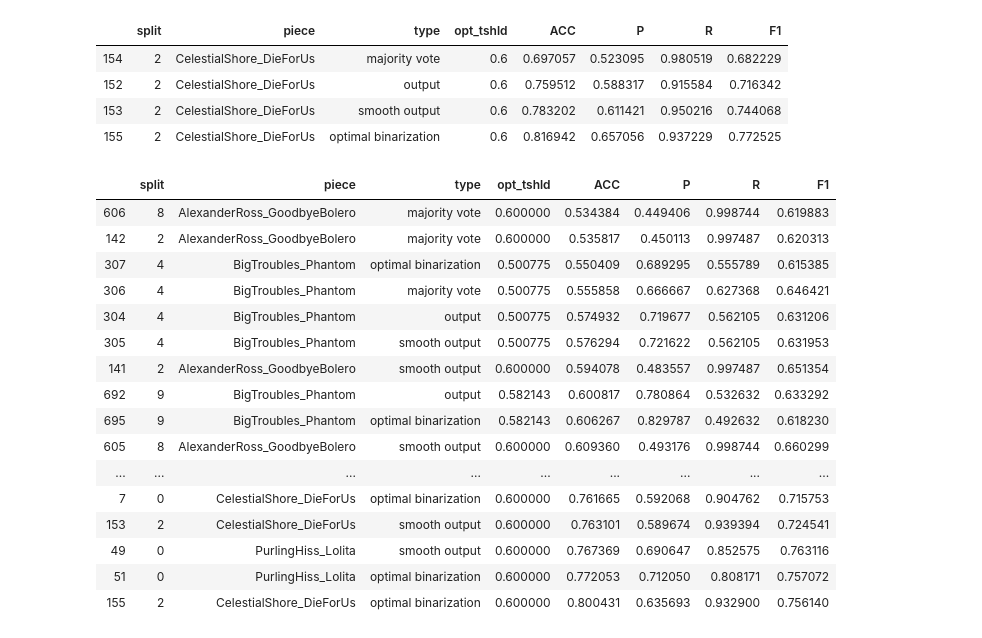
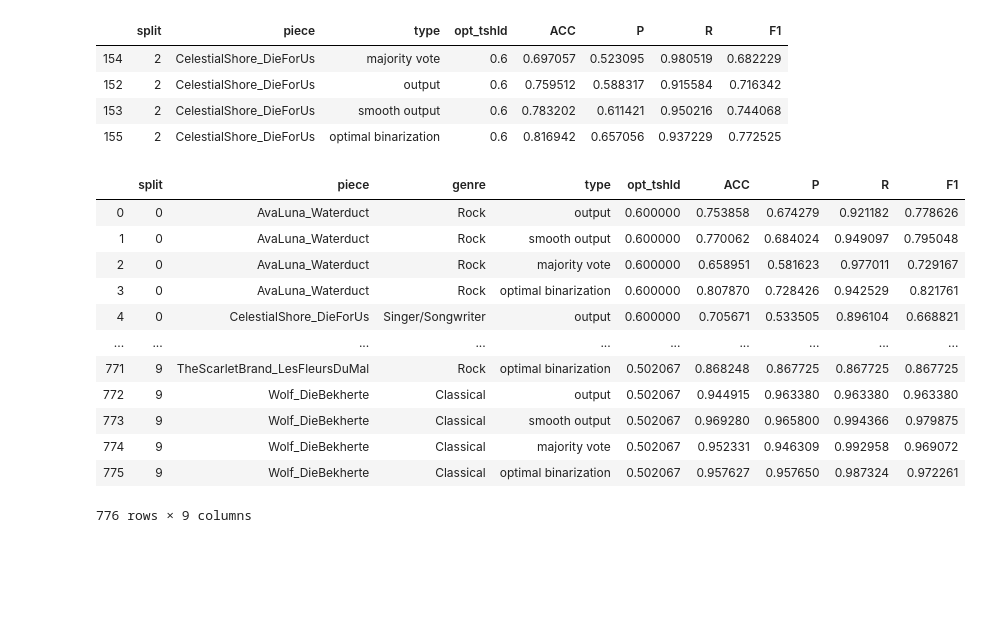
Before and after one commit to shayenne/vocaldetection, a Jupyter notebook: scripts/Lehner_SVD-2014.ipynb, the cells around one changed output. Drawn from its saved outputs; the diff is of its cells as text; code cells hidden in the pictures; blank space fills up the shorter version.

```diff
--- a/scripts/Lehner_SVD-2014.ipynb
+++ b/scripts/Lehner_SVD-2014.ipynb
@@ -679,23 +679,19 @@ results_rf[(results_rf['piece']==pieces_chosen[0])&(results_rf['split']==2)]
 | 152 | 2 | CelestialShore_DieForUs | output | 0.6 | 0.759512 | 0.588317 | 0.915584 | 0.716342 |
 | 153 | 2 | CelestialShore_DieForUs | smooth output | 0.6 | 0.783202 | 0.611421 | 0.950216 | 0.744068 |
 | 155 | 2 | CelestialShore_DieForUs | optimal binarization | 0.6 | 0.816942 | 0.657056 | 0.937229 | 0.772525 |
-# %%
-results_rf[results_rf['piece'].isin(pieces_chosen)]
-# %% [output]
-|  | split | piece | type | opt_tshld | ACC | P | R | F1 |
-| 606 | 8 | AlexanderRoss_GoodbyeBolero | majority vote | 0.600000 | 0.534384 | 0.449406 | 0.998744 | 0.619883 |
-| 142 | 2 | AlexanderRoss_GoodbyeBolero | majority vote | 0.600000 | 0.535817 | 0.450113 | 0.997487 | 0.620313 |
-| 307 | 4 | BigTroubles_Phantom | optimal binarization | 0.500775 | 0.550409 | 0.689295 | 0.555789 | 0.615385 |
-| 306 | 4 | BigTroubles_Phantom | majority vote | 0.500775 | 0.555858 | 0.666667 | 0.627368 | 0.646421 |
-| 304 | 4 | BigTroubles_Phantom | output | 0.500775 | 0.574932 | 0.719677 | 0.562105 | 0.631206 |
-| 305 | 4 | BigTroubles_Phantom | smooth output | 0.500775 | 0.576294 | 0.721622 | 0.562105 | 0.631953 |
-| 141 | 2 | AlexanderRoss_GoodbyeBolero | smooth output | 0.600000 | 0.594078 | 0.483557 | 0.997487 | 0.651354 |
-| 692 | 9 | BigTroubles_Phantom | output | 0.582143 | 0.600817 | 0.780864 | 0.532632 | 0.633292 |
-| 695 | 9 | BigTroubles_Phantom | optimal binarization | 0.582143 | 0.606267 | 0.829787 | 0.492632 | 0.618230 |
-| 605 | 8 | AlexanderRoss_GoodbyeBolero | smooth output | 0.600000 | 0.609360 | 0.493176 | 0.998744 | 0.660299 |
-| ... | ... | ... | ... | ... | ... | ... | ... | ... |
-| 7 | 0 | CelestialShore_DieForUs | optimal binarization | 0.600000 | 0.761665 | 0.592068 | 0.904762 | 0.715753 |
-| 153 | 2 | CelestialShore_DieForUs | smooth output | 0.600000 | 0.763101 | 0.589674 | 0.939394 | 0.724541 |
-| 49 | 0 | PurlingHiss_Lolita | smooth output | 0.600000 | 0.767369 | 0.690647 | 0.852575 | 0.763116 |
-| 51 | 0 | PurlingHiss_Lolita | optimal binarization | 0.600000 | 0.772053 | 0.712050 | 0.808171 | 0.757072 |
-| 155 | 2 | CelestialShore_DieForUs | optimal binarization | 0.600000 | 0.800431 | 0.635693 | 0.932900 | 0.756140 |
+# %%
+results_rf
+# %% [output]
+|  | split | piece | genre | type | opt_tshld | ACC | P | R | F1 |
+| 0 | 0 | AvaLuna_Waterduct | Rock | output | 0.600000 | 0.753858 | 0.674279 | 0.921182 | 0.778626 |
+| 1 | 0 | AvaLuna_Waterduct | Rock | smooth output | 0.600000 | 0.770062 | 0.684024 | 0.949097 | 0.795048 |
+| 2 | 0 | AvaLuna_Waterduct | Rock | majority vote | 0.600000 | 0.658951 | 0.581623 | 0.977011 | 0.729167 |
+| 3 | 0 | AvaLuna_Waterduct | Rock | optimal binarization | 0.600000 | 0.807870 | 0.728426 | 0.942529 | 0.821761 |
+| 4 | 0 | CelestialShore_DieForUs | Singer/Songwriter | output | 0.600000 | 0.705671 | 0.533505 | 0.896104 | 0.668821 |
+| ... | ... | ... | ... | ... | ... | ... | ... | ... | ... |
+| 771 | 9 | TheScarletBrand_LesFleursDuMal | Rock | optimal binarization | 0.502067 | 0.868248 | 0.867725 | 0.867725 | 0.867725 |
+| 772 | 9 | Wolf_DieBekherte | Classical | output | 0.502067 | 0.944915 | 0.963380 | 0.963380 | 0.963380 |
+| 773 | 9 | Wolf_DieBekherte | Classical | smooth output | 0.502067 | 0.969280 | 0.965800 | 0.994366 | 0.979875 |
+| 774 | 9 | Wolf_DieBekherte | Classical | majority vote | 0.502067 | 0.952331 | 0.946309 | 0.992958 | 0.969072 |
+| 775 | 9 | Wolf_DieBekherte | Classical | optimal binarization | 0.502067 | 0.957627 | 0.957650 | 0.987324 | 0.972261 |
+776 rows × 9 columns
```
Also changed, not shown: parts of 1 cell of this notebook, 2 other files.
